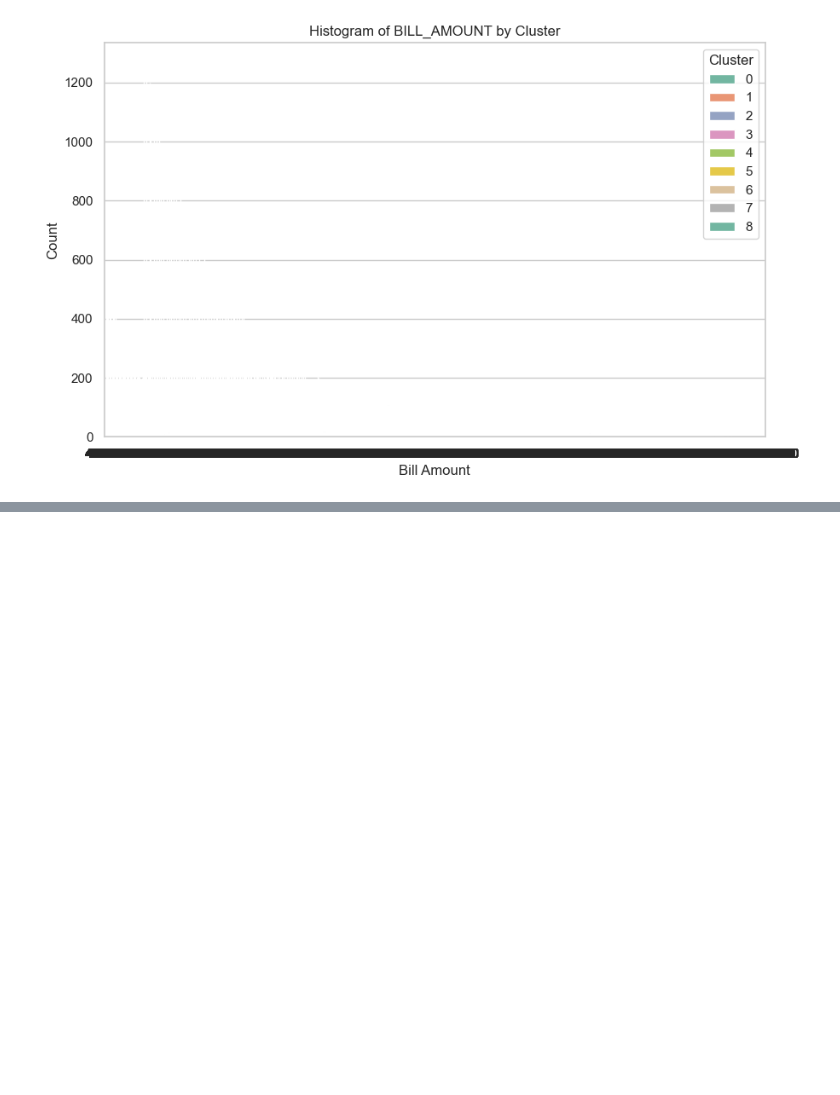
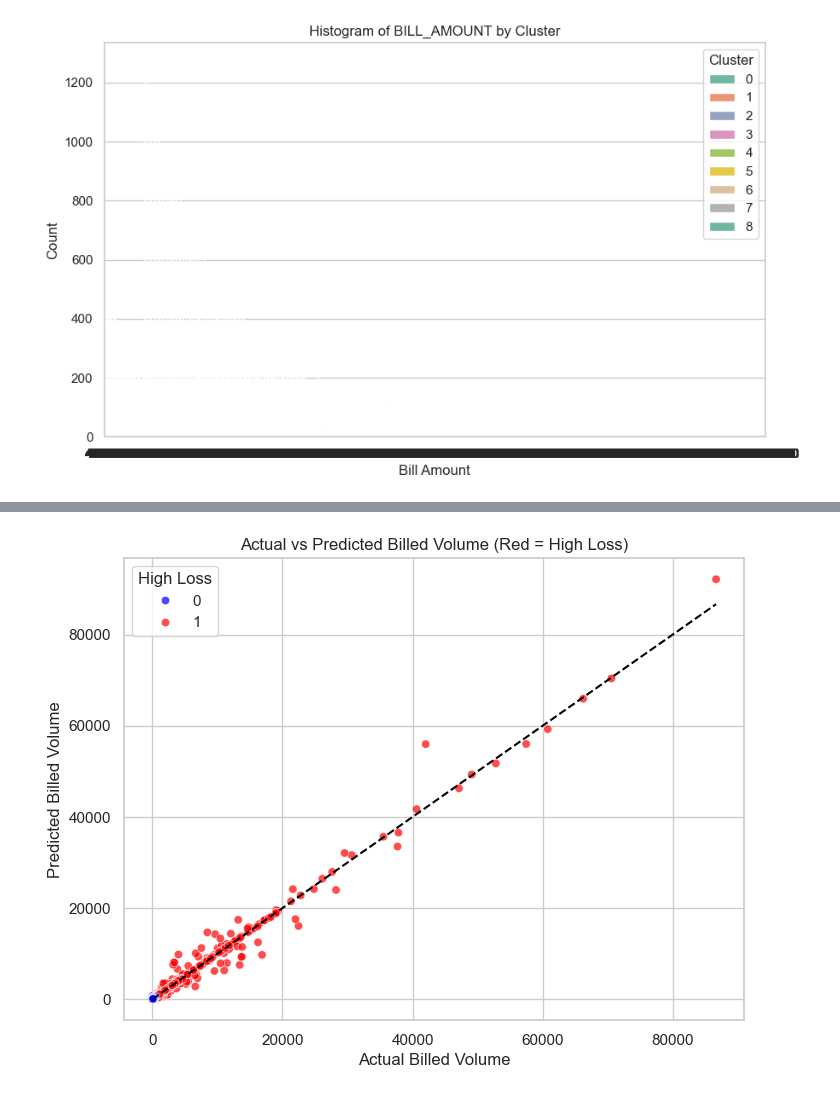
Before and after one commit to Assesa44/water-loss-reduction-through-smart-metering, a Jupyter notebook: Notebooks/Exploratory/clustering.ipynb, the cells around one changed output, grey strips where cells are left out. Drawn from its saved outputs; the diff is of its cells as text; code cells hidden in the pictures; blank space fills up the shorter version.

```diff
--- a/Notebooks/Exploratory/clustering.ipynb
+++ b/Notebooks/Exploratory/clustering.ipynb
@@ -430,0 +553,10 @@ plt.show()
+# %%
+#  Regresion Model
+
+lr = LinearRegression()
+lr.fit(X_train_reg, y_train_reg)
+y_pred_lr = lr.predict(X_test_reg)
+
+print("Linear Regression MAE:", mean_absolute_error(y_test_reg, y_pred_lr))
+print("Linear Regression RMSE:", np.sqrt(mean_squared_error(y_test_reg, y_pred_lr)))
+print("Linear Regression R2:", r2_score(y_test_reg, y_pred_lr))
@@ -430,0 +567,10 @@ plt.show()
+# %%
+# Random Forest Regressor
+
+rf = RandomForestRegressor(n_estimators=100, random_state=42)
+rf.fit(X_train_reg, y_train_reg)
+y_pred_rf = rf.predict(X_test_reg)
+
+print("Random Forest MAE:", mean_absolute_error(y_test_reg, y_pred_rf))
+print("Random Forest RMSE:", np.sqrt(mean_squared_error(y_test_reg, y_pred_rf)))
+print("Random Forest R2:", r2_score(y_test_reg, y_pred_rf))
@@ -430,0 +639,33 @@ plt.show()
+# %%
+# Scatter Plot of Actual vs Predicted
+
+
+import matplotlib.pyplot as plt
+import seaborn as sns
+
+# Add predicted values to the test set
+df_test = X_test_reg.copy()
+df_test["Actual_BILL_VOLUME"] = y_test_reg.values
+df_test["Predicted_BILL_VOLUME"] = y_pred_rf
+df_test["High_Loss"] = (df_test["Actual_BILL_VOLUME"] > df["BILL_VOLUME"].quantile(0.95)).astype(int)
+
+# Scatter plot
+plt.figure(figsize=(8,6))
+sns.scatterplot(
+    data=df_test,
+    x="Actual_BILL_VOLUME",
+    y="Predicted_BILL_VOLUME",
+    hue="High_Loss",
+    palette={0: "blue", 1: "red"},
+    alpha=0.7
+)
+plt.plot([df_test["Actual_BILL_VOLUME"].min(), df_test["Actual_BILL_VOLUME"].max()],
+         [df_test["Actual_BILL_VOLUME"].min(), df_test["Actual_BILL_VOLUME"].max()],
+         color="black", linestyle="--")  # diagonal line for perfect prediction
+plt.xlabel("Actual Billed Volume")
+plt.ylabel("Predicted Billed Volume")
+plt.title("Actual vs Predicted Billed Volume (Red = High Loss)")
+plt.legend(title="High Loss")
+plt.show()
+# %% [output]
+[figure, added]
```
Also changed, not shown: parts of 18 cells of this notebook.
